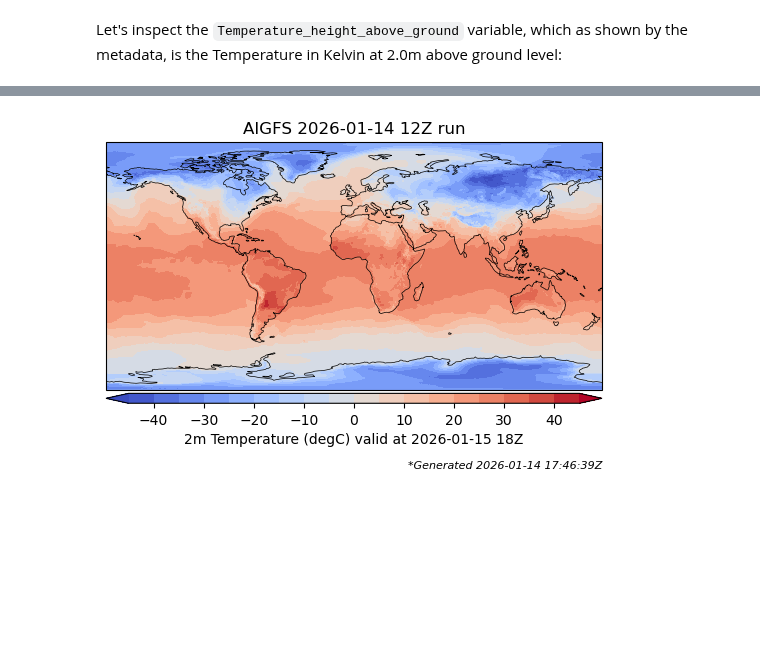
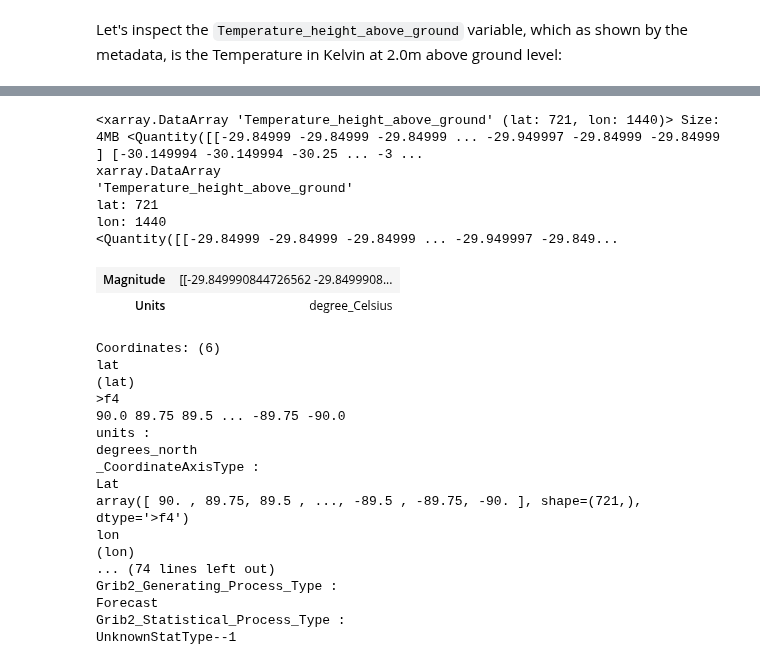
Before and after one commit to Unidata/unidata-cellar, a Jupyter notebook: 2026/01/aigfs_announcement/notebook/aigfs-announcement-example.ipynb, the cells around one changed output, grey strips where cells are left out. Saved outputs shown, nothing was run; the diff lists cells and outputs as text; code cells hidden in the pictures; blank space fills up the shorter version.

```diff
--- a/2026/01/aigfs_announcement/notebook/aigfs-announcement-example.ipynb
+++ b/2026/01/aigfs_announcement/notebook/aigfs-announcement-example.ipynb
@@ -89,24 +90,32 @@ Finally, let's display a map of the two-meter temperature in degrees Celsius for
 # %%
-time_index = 5
-runtime = dt.datetime.fromisoformat(str(temperature.reftime.values)).strftime('%Y-%m-%d %H')
-valid_time = dt.datetime.fromisoformat(str(temperature.metpy.time.values[time_index])).strftime('%Y-%m-%d %H')
-generation_time = dt.datetime.now(dt.timezone.utc).strftime("%Y-%m-%d %H:%M:%S")
+forecast_hour = 30
+forecast_valid = temperature.reftime + np.timedelta64(forecast_hour, 'h')
 
-display_units = 'degC'
-temperature_range = np.arange(-45, 46, 5)
-dataproj = temperature.metpy.cartopy_crs
-plotproj = ccrs.PlateCarree()
-
-fig = plt.figure(1)
-ax = plt.subplot(111, projection=plotproj)
-ax.add_feature(cfeature.COASTLINE, linewidth=0.5)
-plt.title('AIGFS {}Z run'.format(runtime))
-cax = ax.contourf(temperature.metpy.longitude, temperature.metpy.latitude,
-             temperature[time_index,0,::].metpy.quantify().metpy.convert_units(display_units),
-             temperature_range, cmap = plt.cm.coolwarm, extend = 'both' )
-cb = plt.colorbar(cax, orientation = 'horizontal', pad=0.01, aspect=50, extend=True,
-                  label='2m Temperature ({}) valid at {}Z'.format(display_units, valid_time))
-figtext = plt.figtext(0.9, 0.07, '*Generated {}Z'.format(generation_time),
-                      horizontalalignment='right', fontsize = 8, style = 'italic')
+forecast_temperature = temperature.metpy.sel(time=forecast_valid).squeeze().metpy.convert_units("degC")
+forecast_temperature
 # %% [output]
-[figure, removed]
+<xarray.DataArray 'Temperature_height_above_ground' (lat: 721, lon: 1440)> Size: 4MB <Quantity([[-29.84999 -29.84999 -29.84999 ... -29.949997 -29.84999 -29.84999 ] [-30.149994 -30.149994 -30.25 ... -3 ...
+xarray.DataArray
+'Temperature_height_above_ground'
+lat: 721
+lon: 1440
+<Quantity([[-29.84999 -29.84999 -29.84999 ... -29.949997 -29.849...
+| Magnitude | [[-29.849990844726562 -29.8499908... |
+| Units | degree_Celsius |
+Coordinates: (6)
+lat
+(lat)
+>f4
+90.0 89.75 89.5 ... -89.75 -90.0
+units :
+degrees_north
+_CoordinateAxisType :
+Lat
+array([ 90. , 89.75, 89.5 , ..., -89.5 , -89.75, -90. ], shape=(721,), dtype='>f4')
+lon
+(lon)
+... (74 lines left out)
+Grib2_Generating_Process_Type :
+Forecast
+Grib2_Statistical_Process_Type :
+UnknownStatType--1
```
Also changed, not shown: parts of 11 cells of this notebook.
